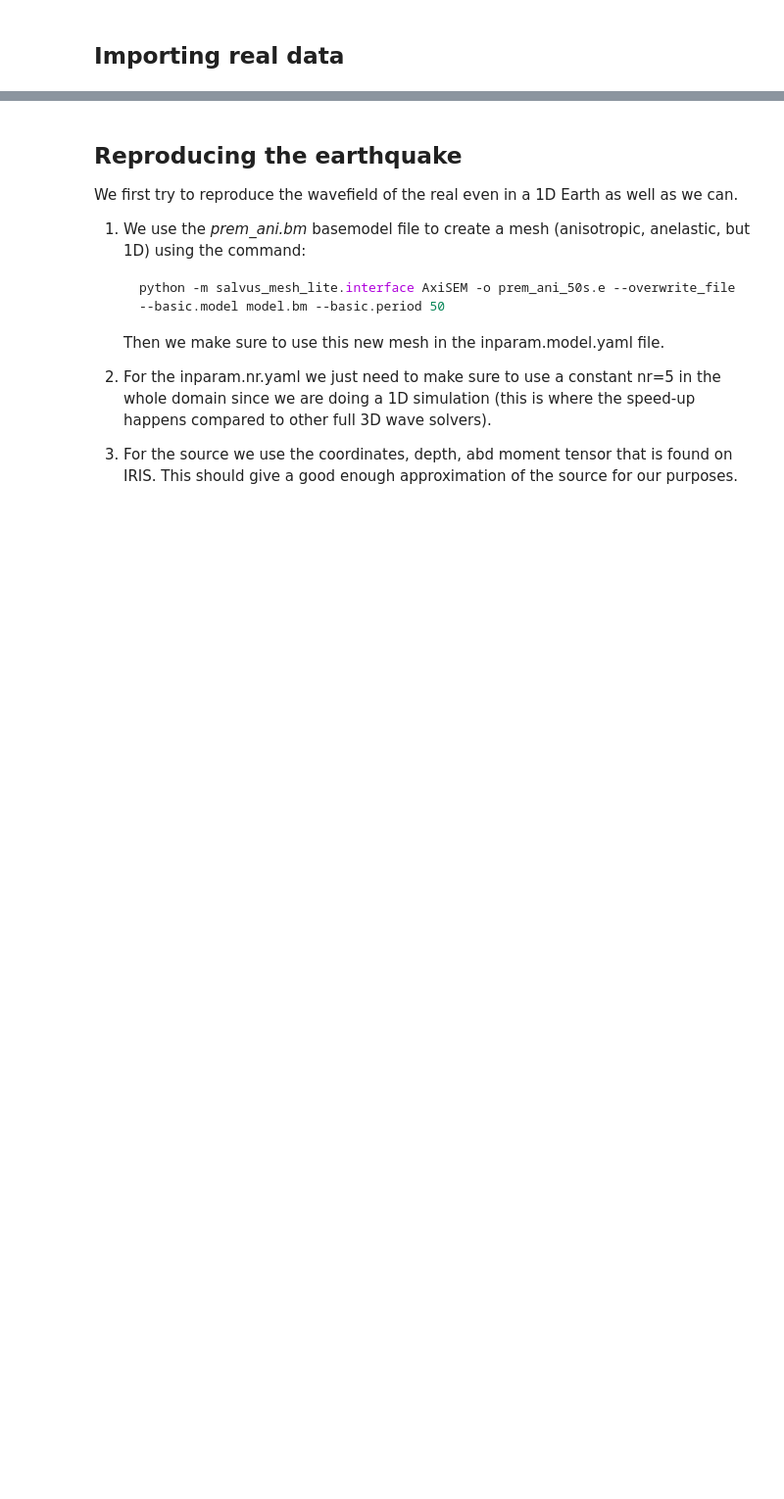
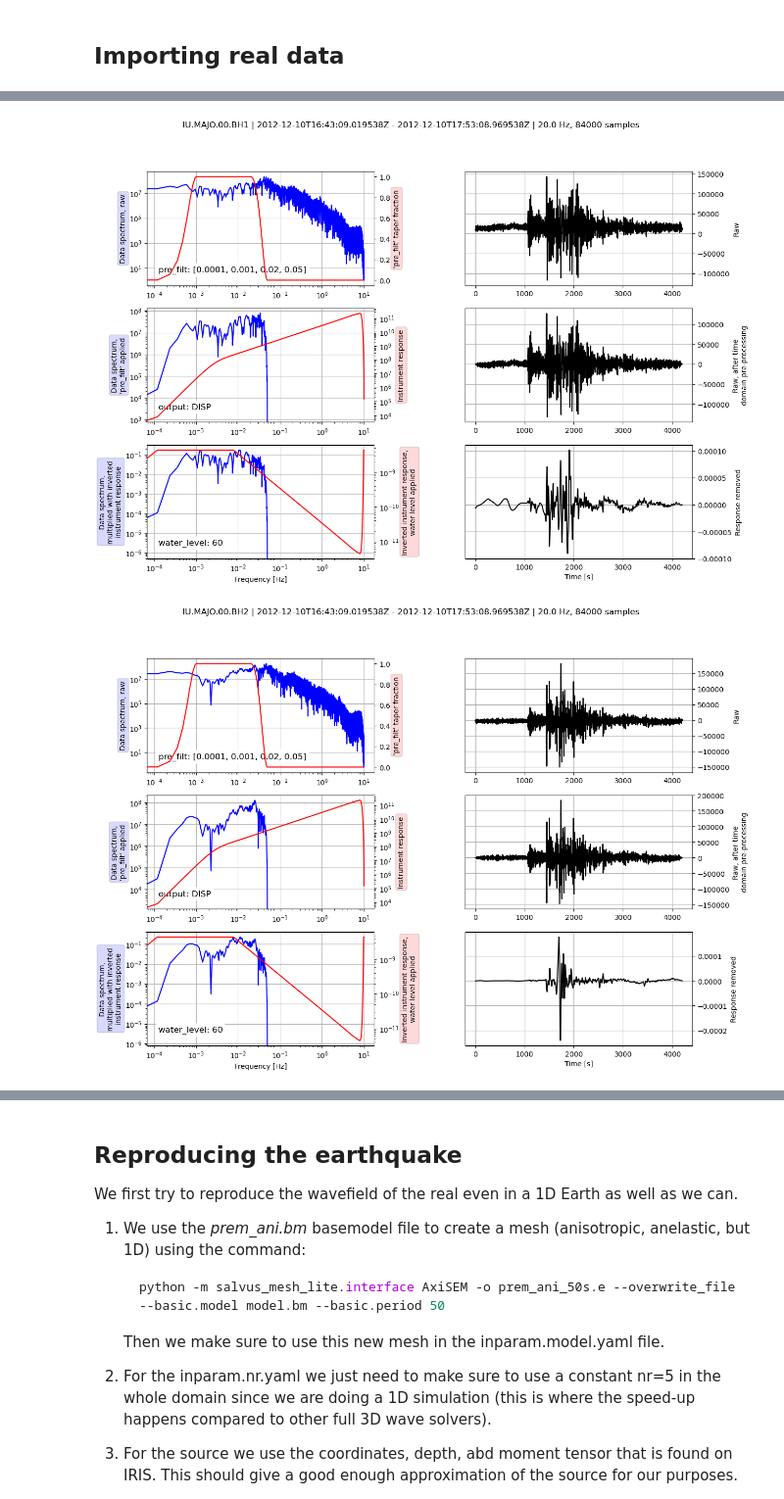
Before and after one commit to Adrian-Mag/AxiSEM3D_Kernels, a Jupyter notebook: examples/example_1D_kernel.ipynb, the cells around one changed output, grey strips where cells are left out. Shown at 98% size. Saved outputs shown, nothing was run; the diff lists cells and outputs as text; code cells hidden in the pictures; blank space fills up the shorter version.

```diff
--- a/examples/example_1D_kernel.ipynb
+++ b/examples/example_1D_kernel.ipynb
@@ -24,10 +28,23 @@ plt.show()
 # %%
+# Get station and event coordinates as they will be needed later
+station_lat = inventory[0][0].latitude
+station_lon = inventory[0][0].longitude
+event_lat = event[0].origins[0].latitude
+event_lon = event[0].origins[0].longitude
+back_azimuth = gps2dist_azimuth(lat1=event_lat, lon1=event_lon,
+                                lat2=station_lat, lon2=station_lon,
+                                a=6378137.0, f=0.0033528106647474805)[2]
 # Process the station to match the period of the synthetic data
 selected_stream.remove_response(inventory=inventory,
                                 pre_filt=[1e-4, 1e-3, 0.02, 0.05],
                                 output="DISP", water_level=60,
                                 plot=True)
 selected_stream.detrend()
 selected_stream.filter('bandpass', freqmin=0.001, freqmax=0.02)
+selected_stream.rotate(method='->ZNE', inventory=inventory, back_azimuth=back_azimuth)
+selected_stream.rotate(method='NE->RT', inventory=inventory, back_azimuth=back_azimuth)
 selected_stream.plot()
 plt.show()
+# %% [output]
+[figure, added]
+[figure, added]
```
Also changed, not shown: parts of 6 cells of this notebook, 3 other files.
